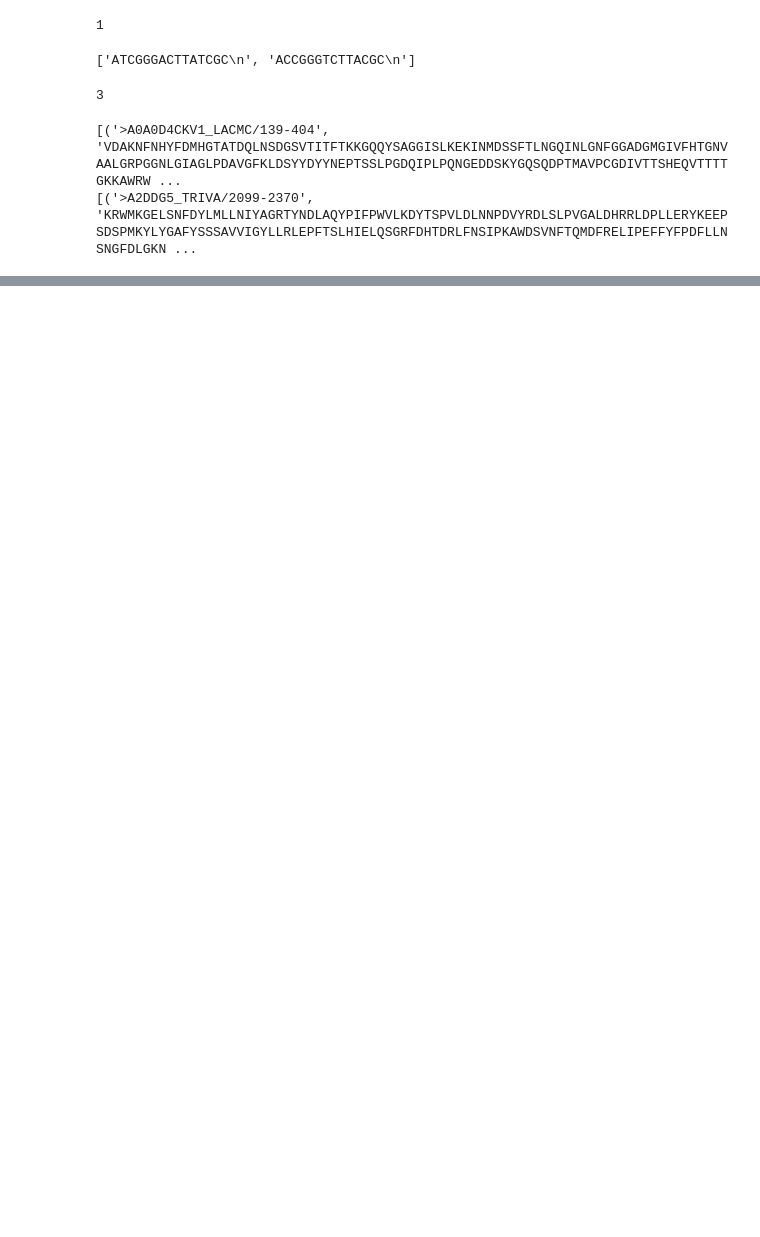
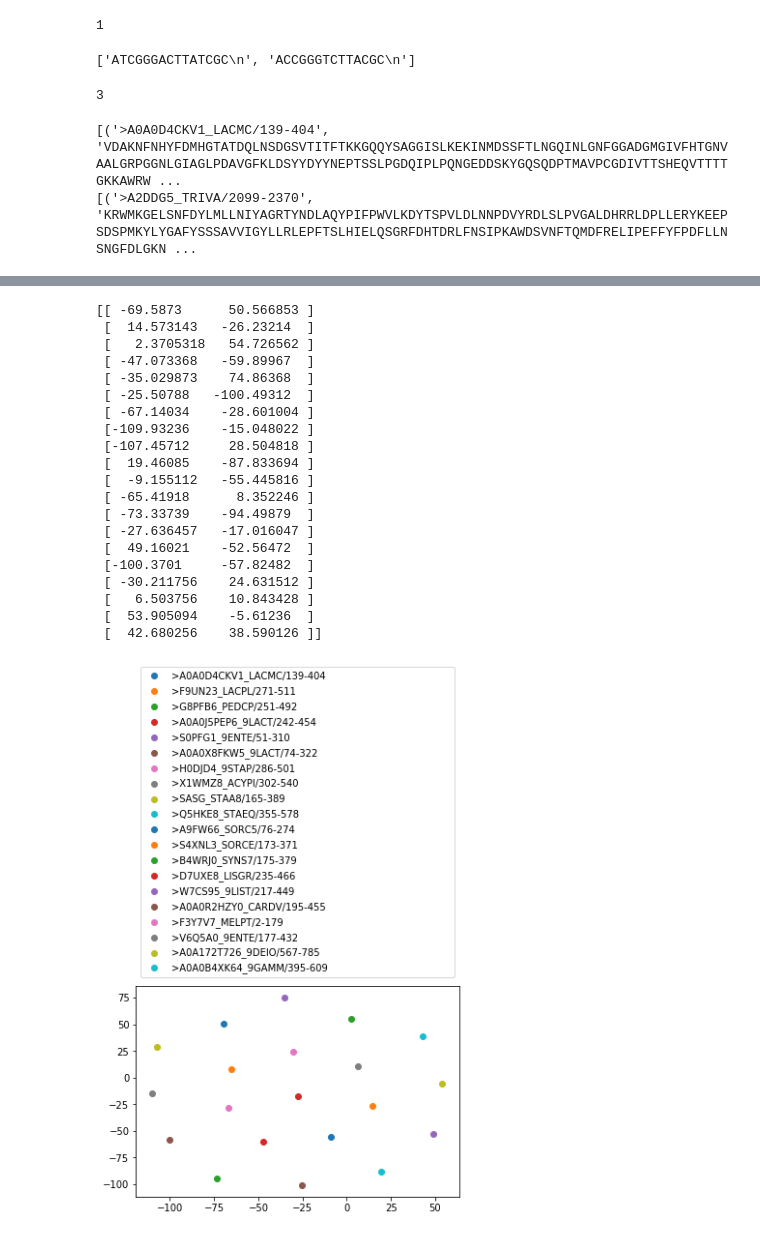
Before and after one commit to mofas/deep_learning_system_note, a Jupyter notebook: edit_distance_algorithm.ipynb, the cells around one changed output, grey strips where cells are left out. Cells and saved outputs as stored; diff of their text form; code cells hidden in the pictures; blank space fills up the shorter version.

```diff
--- a/edit_distance_algorithm.ipynb
+++ b/edit_distance_algorithm.ipynb
@@ -161,0 +208,34 @@ KeyboardInterrupt:
+# %%
+from sklearn.manifold import TSNE
+dr_data = TSNE(n_components=2).fit_transform(dist_matrix)
+print(dr_data)
+
+plt.figure()
+for i in range(len(sample_data)):
+    x = dr_data[i][0]
+    y = dr_data[i][1]
+    plt.scatter(x, y, label=sample_data[i][0])
+plt.legend(bbox_to_anchor=(0., 1.02, 1., .102), loc=3, mode="expand")
+# plt.savefig('a.png')
+# %% [output]
+[[ -69.5873      50.566853 ]
+ [  14.573143   -26.23214  ]
+ [   2.3705318   54.726562 ]
+ [ -47.073368   -59.89967  ]
+ [ -35.029873    74.86368  ]
+ [ -25.50788   -100.49312  ]
+ [ -67.14034    -28.601004 ]
+ [-109.93236    -15.048022 ]
+ [-107.45712     28.504818 ]
+ [  19.46085    -87.833694 ]
+ [  -9.155112   -55.445816 ]
+ [ -65.41918      8.352246 ]
+ [ -73.33739    -94.49879  ]
+ [ -27.636457   -17.016047 ]
+ [  49.16021    -52.56472  ]
+ [-100.3701     -57.82482  ]
+ [ -30.211756    24.631512 ]
+ [   6.503756    10.843428 ]
+ [  53.905094    -5.61236  ]
+ [  42.680256    38.590126 ]]
+[figure, added]
```
Also changed, not shown: parts of 12 cells of this notebook, 9 other files.
